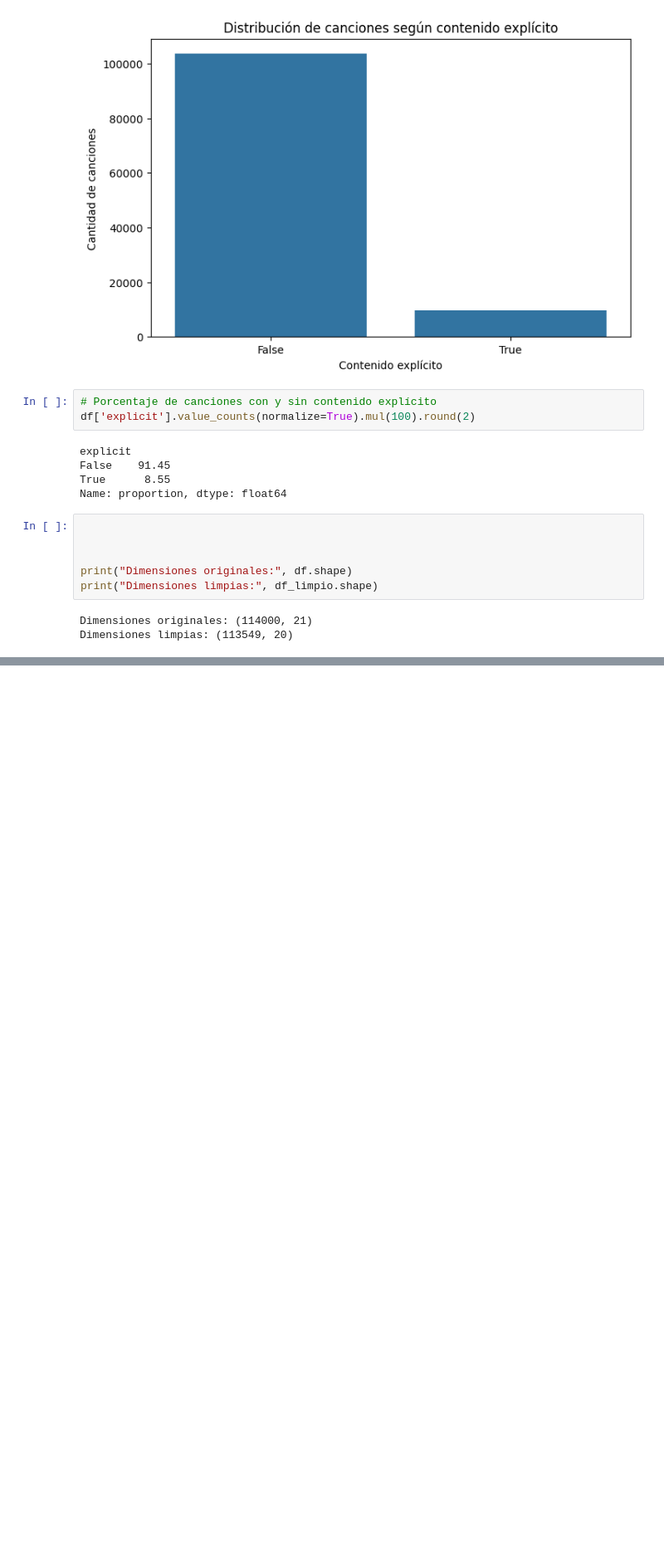
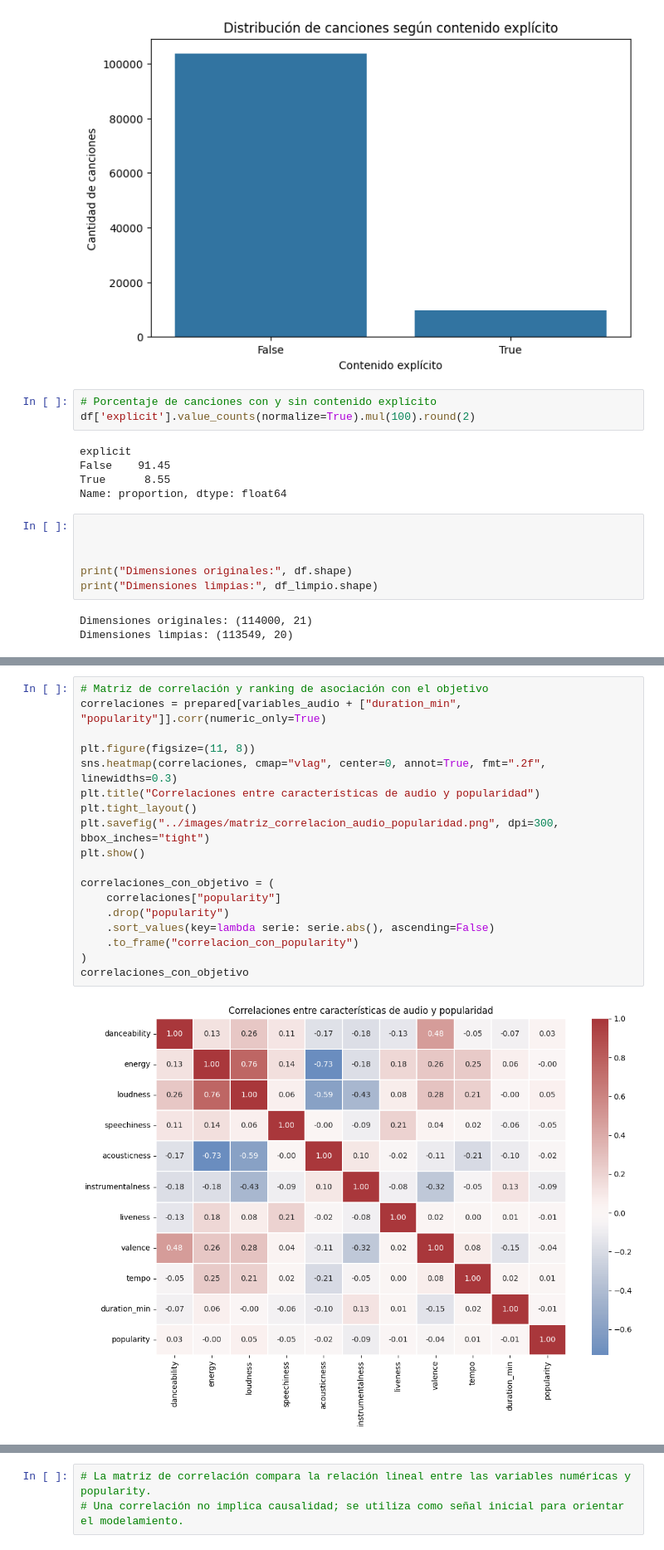
Before and after one commit to AllanxSF/eva1_machine_learning, a Jupyter notebook: notebooks/analisis.ipynb, the cells around one changed output, grey strips where cells are left out. Shown at 83% size. Drawn from its saved outputs; the diff is of its cells as text; blank space fills up the shorter version.

```diff
--- a/notebooks/analisis.ipynb
+++ b/notebooks/analisis.ipynb
@@ -362,0 +514,20 @@ Dimensiones limpias: (113549, 20)
+# %%
+# Matriz de correlación y ranking de asociación con el objetivo
+correlaciones = prepared[variables_audio + ["duration_min", "popularity"]].corr(numeric_only=True)
+
+plt.figure(figsize=(11, 8))
+sns.heatmap(correlaciones, cmap="vlag", center=0, annot=True, fmt=".2f", linewidths=0.3)
+plt.title("Correlaciones entre características de audio y popularidad")
+plt.tight_layout()
+plt.savefig("../images/matriz_correlacion_audio_popularidad.png", dpi=300, bbox_inches="tight")
+plt.show()
+
+correlaciones_con_objetivo = (
+    correlaciones["popularity"]
+    .drop("popularity")
+    .sort_values(key=lambda serie: serie.abs(), ascending=False)
+    .to_frame("correlacion_con_popularity")
+)
+correlaciones_con_objetivo
+# %% [output]
+[figure, added]
@@ -362,0 +545,3 @@ Dimensiones limpias: (113549, 20)
+# %%
+# La matriz de correlación compara la relación lineal entre las variables numéricas y popularity.
+# Una correlación no implica causalidad; se utiliza como señal inicial para orientar el modelamiento.
```
Also changed, not shown: parts of 8 cells of this notebook, 11 other files.
